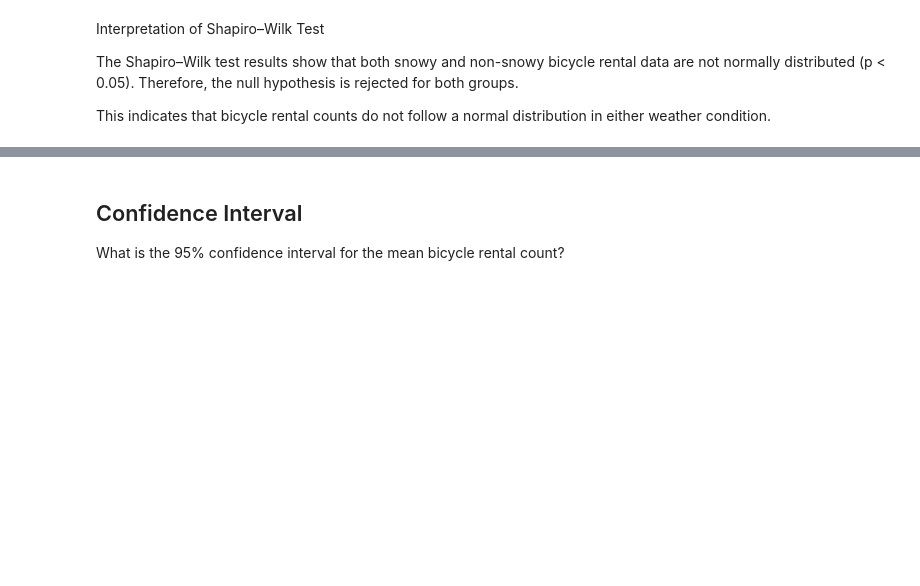
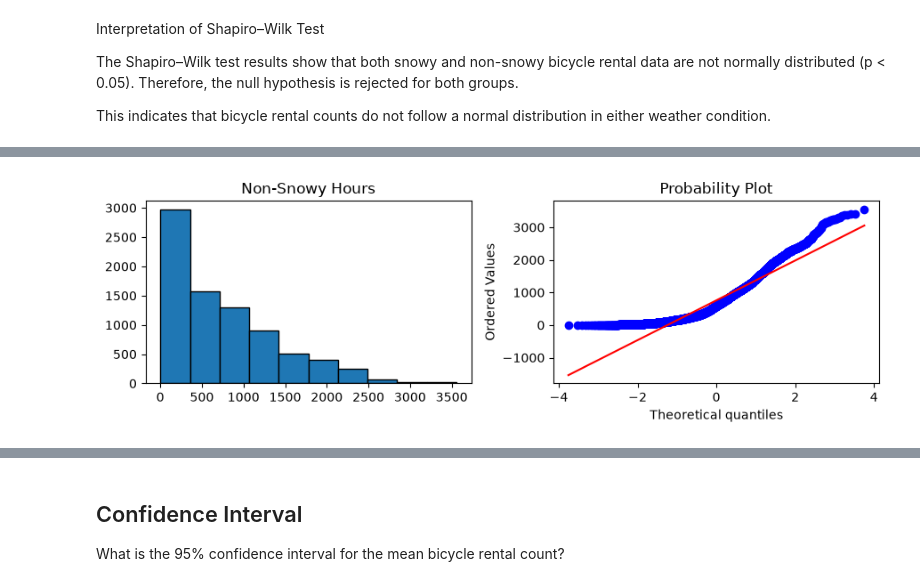
Before and after one commit to Munkhzaya-pom/statistic-sep-26, a Jupyter notebook: CA2_stats_sep_26/CA2_stats_sep_26.ipynb, the cells around one changed output, grey strips where cells are left out. Saved outputs shown, nothing was run; the diff lists cells and outputs as text; code cells hidden in the pictures; blank space fills up the shorter version.

```diff
--- a/CA2_stats_sep_26/CA2_stats_sep_26.ipynb
+++ b/CA2_stats_sep_26/CA2_stats_sep_26.ipynb
@@ -643,0 +662,12 @@ This indicates that bicycle rental counts do not follow a normal distribution in
+# %%
+fig, ax = plt.subplots(1, 2, figsize=(9, 3))
+
+ax[0].hist(no_snow, bins = 10, edgecolor = "black")
+ax[0].set_title("Non-Snowy Hours")
+
+stats.probplot(no_snow, dist = "norm", plot = ax[1])
+
+plt.tight_layout()
+plt.show()
+# %% [output]
+[figure, added]
```
Also changed, not shown: parts of 3 cells of this notebook.
